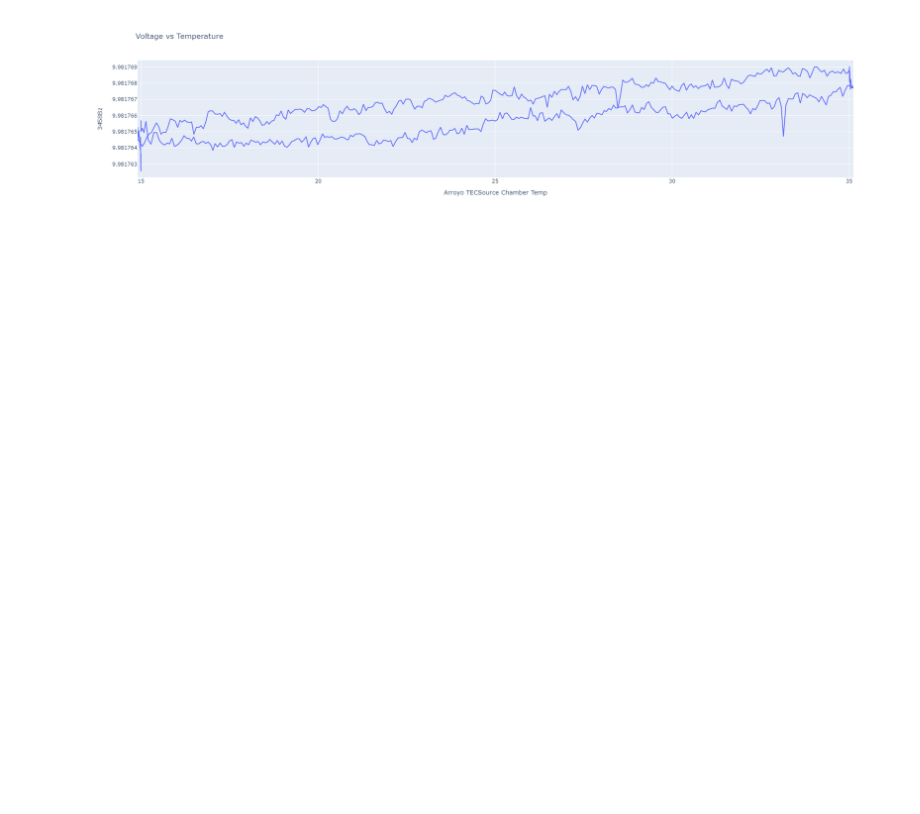
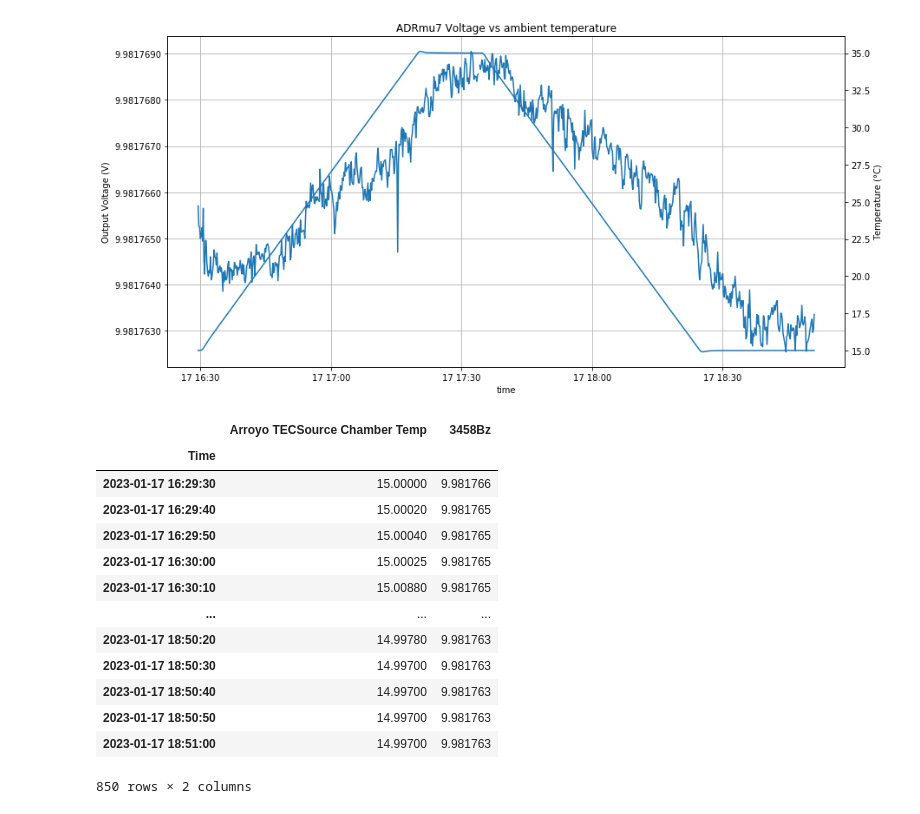
Before and after one commit to marcoreps/ADRmu, a Jupyter notebook: results/ADRmu7_TC.ipynb, the cells around one changed output. Saved outputs shown, nothing was run; the diff lists cells and outputs as text; code cells hidden in the pictures; blank space fills up the shorter version.

```diff
--- a/results/ADRmu7_TC.ipynb
+++ b/results/ADRmu7_TC.ipynb
@@ -1,18 +1,42 @@
 # %%
 import pandas as pd
-import plotly.express as px
+import matplotlib.pyplot as plt
+from matplotlib.ticker import FormatStrFormatter
 
 # Fetch data
 columns = ["Time", "Arroyo TECSource Chamber Temp", "3458Bz"]
 raw=pd.read_csv("https://raw.githubusercontent.com/marcoreps/multiinstrumentalist/master/csv/20230117-162935_ADRmu7_15_35_TC_sweep.csv", usecols=columns)
 
 # Use datetime as index
 raw["Time"] = pd.to_datetime(raw["Time"])
 raw = raw.set_index(pd.DatetimeIndex(raw["Time"]))
 raw = raw.drop('Time', axis=1)
 
 raw=raw.resample('10s').mean()
-fig = px.line(raw, x = 'Arroyo TECSource Chamber Temp', y = '3458Bz', title='Voltage vs Temperature')
-fig.show()
+plt.rcParams["figure.figsize"] = [14, 7]
+fig, ax = plt.subplots()
+twin1 = ax.twinx()
+twin1.set_ylabel("Temperature (°C)")
+ax.grid()
+ax.set(xlabel='time', ylabel='Output Voltage (V)', title='ADRmu7 Voltage vs ambient temperature')
+ax.plot(raw.iloc[:,1])
+twin1.plot(raw.iloc[:,0])
+ax.yaxis.set_major_formatter(FormatStrFormatter('%.7f'))
+plt.show()
+raw
 # %% [output]
-[figure, old version]
+[figure, new version]
+|  | Arroyo TECSource Chamber Temp | 3458Bz |
+| Time |  |  |
+| 2023-01-17 16:29:30 | 15.00000 | 9.981766 |
+| 2023-01-17 16:29:40 | 15.00020 | 9.981765 |
+| 2023-01-17 16:29:50 | 15.00040 | 9.981765 |
+| 2023-01-17 16:30:00 | 15.00025 | 9.981765 |
+| 2023-01-17 16:30:10 | 15.00880 | 9.981765 |
+| ... | ... | ... |
+| 2023-01-17 18:50:20 | 14.99780 | 9.981763 |
+| 2023-01-17 18:50:30 | 14.99700 | 9.981763 |
+| 2023-01-17 18:50:40 | 14.99700 | 9.981763 |
+| 2023-01-17 18:50:50 | 14.99700 | 9.981763 |
+| 2023-01-17 18:51:00 | 14.99700 | 9.981763 |
+850 rows × 2 columns
```
